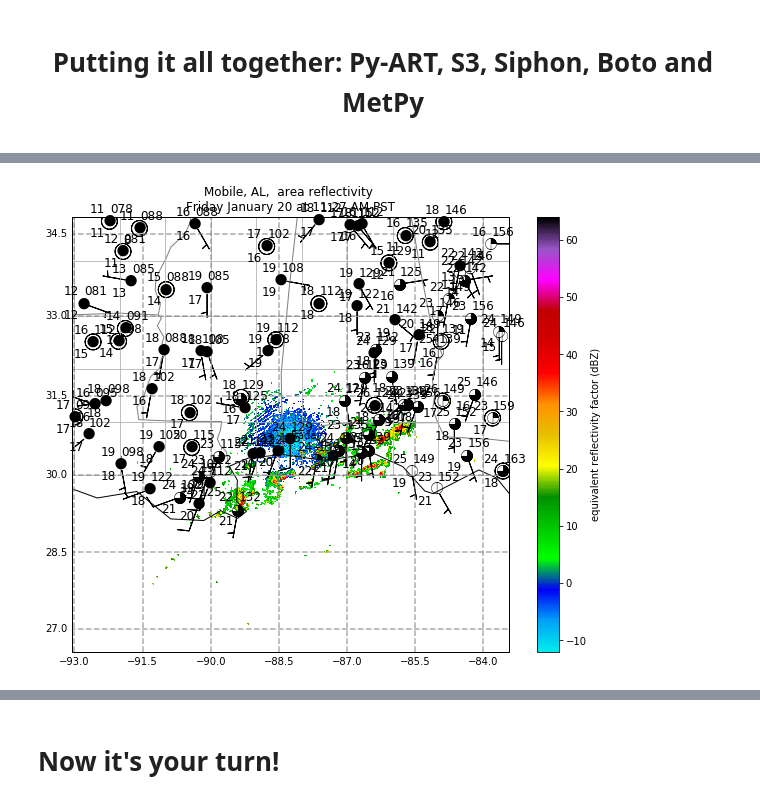
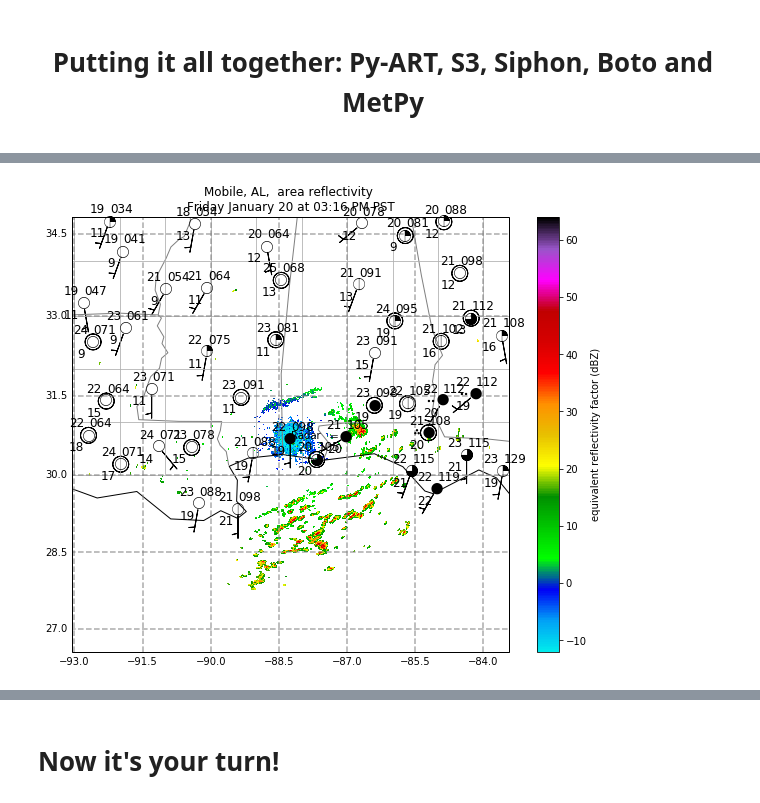
Before and after one commit to openradar/AMS_radar_in_the_cloud, a Jupyter notebook: notebooks/Putting_it_all_together.ipynb, the cells around one changed output, grey strips where cells are left out. Cells and saved outputs as stored; diff of their text form; code cells hidden in the pictures.

```diff
--- a/notebooks/Putting_it_all_together.ipynb
+++ b/notebooks/Putting_it_all_together.ipynb
@@ -285,11 +365,17 @@ simple_layout.plot(stationplot, sfc_data)
 # %%
 # All together now!
+
+#
+# Get Radar Data
+#
 station = 'KMOB'
 radar_title = 'Mobile, AL, '
 my_datetime = datetime.utcnow()
 radar = get_radar_from_aws(station, my_datetime)
 
-#Lets get some geographical context
+#
+# Pull out time/space information from radar data
+#
 lats = radar.gate_latitude
 lons = radar.gate_longitude
 
@@ -305,38 +391,28 @@ sweep = 0
 index_at_start = radar.sweep_start_ray_index['data'][sweep]
 time_at_start_of_radar = num2date(radar.time['data'][index_at_start],
                                   radar.time['units'])
-pacific = timezone('US/Pacific')
+pacific = pytz.timezone('US/Pacific')
 local_time = pacific.fromutc(time_at_start_of_radar)
 fancy_date_string = local_time.strftime('%A %B %d at %I:%M %p %Z')
 print(fancy_date_string)
 
-# copied from the browser url box
-metar_cat_url = 'http://thredds.ucar.edu/thredds/catalog/nws/metar/ncdecoded/catalog.xml?dataset=nws/metar/ncdecoded/Metar_Station_Data_fc.cdmr'
-# parse the xml
-metar_cat = TDSCatalog(metar_cat_url)
-# what datasets are here? only one "dataset" in this catalog
+#
+# Get the METAR obs for this same time and place
+#
+metar_cat = TDSCatalog('http://thredds.ucar.edu/thredds/catalog/nws/metar/ncdecoded/catalog.xml?'
+                       'dataset=nws/metar/ncdecoded/Metar_Station_Data_fc.cdmr')
 dataset = list(metar_cat.datasets.values())[0]
-print(dataset.name)
-ncss_url = dataset.access_urls["NetcdfSubset"]
-ncss = NCSS(ncss_url)
+ncss = NCSS(dataset.access_urls["NetcdfSubset"])
 
-start_time = my_datetime - timedelta(days=1)
-bb = {'north' : max_lat,
-      'south' : min_lat,
-      'east' : max_lon,
-      'west' : min_lon}
-
-query = ncss.query()
-query.lonlat_box(north=bb['north'], south=bb['south'], east=bb['east'], west=bb['west'])
-query.time(start_time)
+query = ncss.query().accept('csv').time(time_at_start_of_radar)
+query.lonlat_box(north=max_lat, south=min_lat, east=max_lon, west=min_lon)
 query.variables('air_temperature', 'dew_point_temperature', 'inches_ALTIM',
-                'wind_speed', 'wind_from_direction', 'cloud_area_fraction')
-query.accept('csv')
-
-
+                'wind_speed', 'wind_from_direction', 'cloud_area_fraction', 'weather')
 data = ncss.get_data(query)
 
-# Access is just like netcdf4-python
+#
+# Manipulate the downloaded data--someday this should be simpler
+#
 lats = data['latitude'][:]
 lons = data['longitude'][:]
 tair = data['air_temperature'][:]
@@ -344,7 +420,8 @@ dewp = data['dew_point_temperature'][:]
 slp = (data['inches_ALTIM'][:] * units('inHg')).to('mbar')
 
 # Convert wind to components
-u, v = get_wind_components(data['wind_speed'], np.deg2rad(data['wind_from_direction']))
+u, v = mpcalc.get_wind_components(data['wind_speed'] * units.knot,
+                                  data['wind_from_direction'] * units.deg)
 
 # Need to handle missing (NaN) and convert to proper code
 cloud_cover = 8 * data['cloud_area_fraction']
@@ -354,42 +431,49 @@ cloud_cover = cloud_cover.astype(np.int)
 # For some reason these come back as bytes instead of strings
 stid = [s.decode() for s in data['station']]
 
+# Convert the text weather observations to WMO codes we can map to symbols
+wx_text = [s.decode('ascii') for s in data['weather']]
+wx_codes = np.array(list(to_code(wx_text)))
 
-sfc_data = {'air_temperature': tair, 'dew_point_temperature': dewp, 'eastward_wind': u,
+sfc_data = {'latitude': lats, 'longitude': lons,
+            'air_temperature': tair, 'dew_point_temperature': dewp, 'eastward_wind': u,
             'northward_wind': v, 'cloud_coverage': cloud_cover,
-            'air_pressure_at_sea_level': slp}
+            'air_pressure_at_sea_level': slp, 'present_weather': wx_codes}
 
-fig = plt.figure(figsize = [10,8])
+#
+# Plotting
+#
+fig = plt.figure(figsize=(10, 8))
 display = pyart.graph.RadarMapDisplayCartopy(radar)
 lat_0 = display.loc[0]
 lon_0 = display.loc[1]
 
-#Main difference! Cartopy forces you to select a projection first!
-projection = cartopy.crs.Mercator(
-                central_longitude=lon_0,
-                min_latitude=min_lat, max_latitude=max_lat)
+# Set our Projection
+projection = cartopy.crs.Mercator(central_longitude=lon_0,
+                                  min_latitude=min_lat, max_latitude=max_lat)
 
-title = radar_title +' area reflectivity \n' + fancy_date_string
+# Call our function to reduce data
+filter_data(sfc_data, projection, radius=75000., sort_key='present_weather')
 
 display.plot_ppi_map(
     'reflectivity', 0, colorbar_flag=True,
-    title=title,
+    title=radar_title +' area reflectivity \n' + fancy_date_string,
     projection=projection,
     min_lon=min_lon, max_lon=max_lon, min_lat=min_lat, max_lat=max_lat,
     vmin=-12, vmax=64)
 
-#Mark the radar
+# Mark the radar
 display.plot_point(lon_0, lat_0, label_text='Radar')
 
-#Get the current axes and plot some lat and lon lines
-ax = plt.gca()
-gl = ax.gridlines( draw_labels=True,
-                  linewidth=2, color='gray', alpha=0.5, linestyle='--')
+# Plot some lat and lon lines
+gl = display.ax.gridlines(draw_labels=True,
+                          linewidth=2, color='gray', alpha=0.5, linestyle='--')
 gl.xlabels_top = False
 gl.ylabels_right = False
 
-stationplot = StationPlot(ax, lons, lats, transform=cartopy.crs.PlateCarree(),
+# Make the station plot
+stationplot = StationPlot(display.ax, sfc_data['longitude'], sfc_data['latitude'],
+                          transform=cartopy.crs.PlateCarree(),
                           fontsize=12)
-
 simple_layout.plot(stationplot, sfc_data)
 # %% [output]
@@ -399,2 +482,2 @@ Feature Collection
-[figure, old version]
+[figure, new version]
 # %%
```
Also changed, not shown: parts of 18 cells of this notebook.
